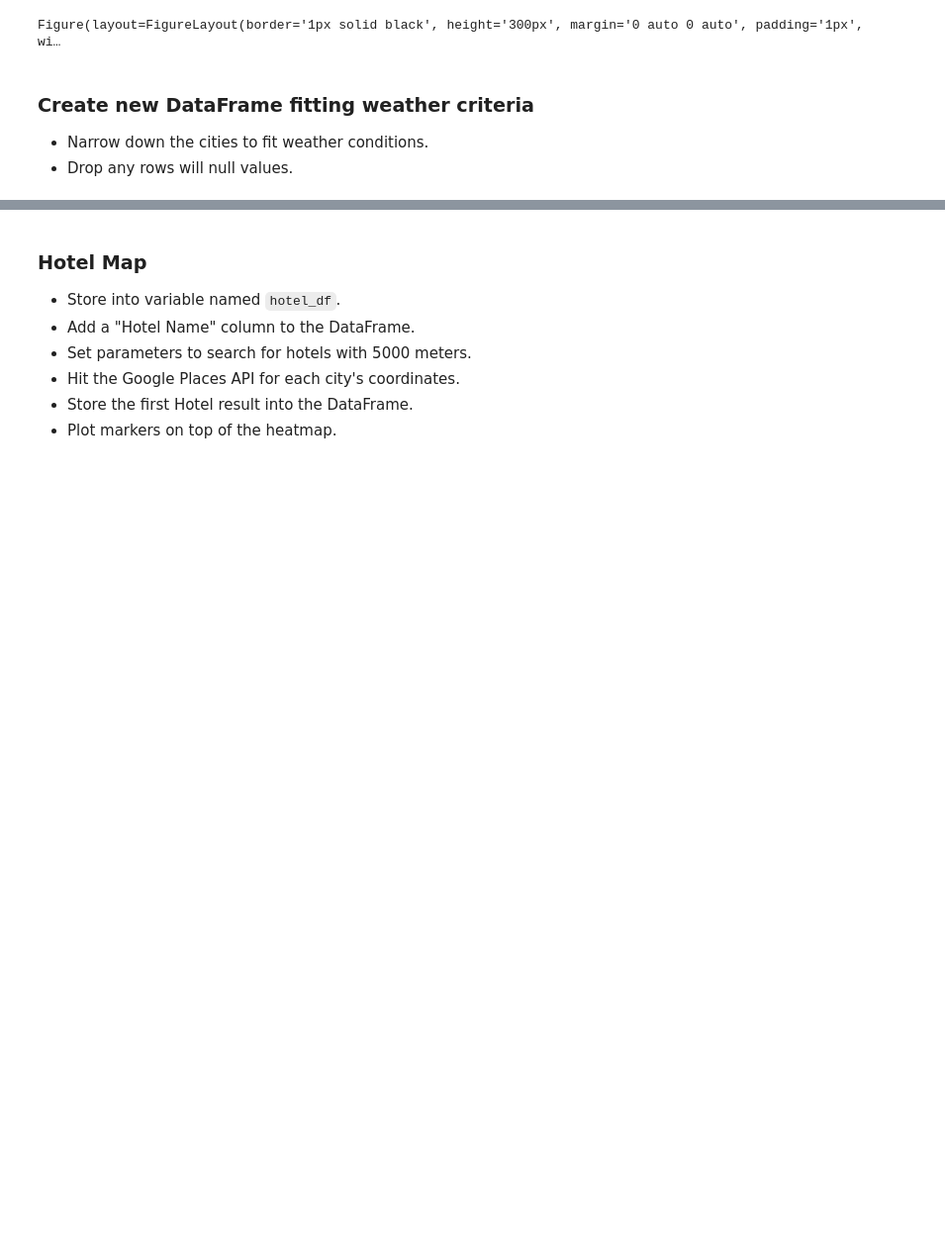
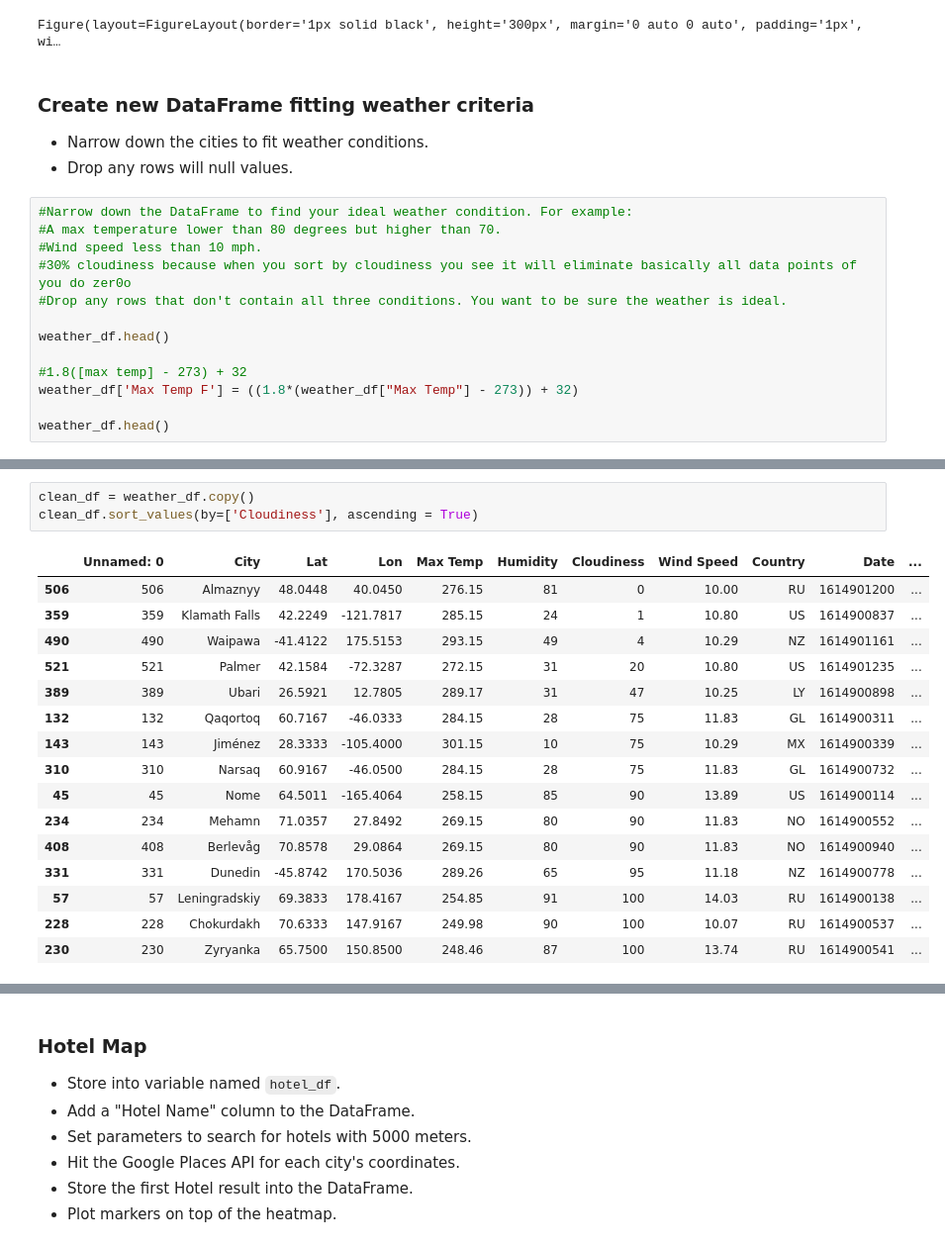
Before and after one commit to wagneree193/python-api-challenge, a Jupyter notebook: VacationPy.ipynb, the cells around one changed output, grey strips where cells are left out. Shown: that part at 99% size. Drawn from its saved outputs; the diff is of its cells as text; blank space fills up the shorter version.

Commit message:
figuring out how to delete rows based on values converted temp to farenheit

```diff
--- a/VacationPy.ipynb
+++ b/VacationPy.ipynb
@@ -112,3 +112,16 @@ Figure(layout=FigureLayout(border='1px solid black', height='300px', margin='0 a
 ### Create new DataFrame fitting weather criteria
 * Narrow down the cities to fit weather conditions.
 * Drop any rows will null values.
+# %%
+#Narrow down the DataFrame to find your ideal weather condition. For example:
+#A max temperature lower than 80 degrees but higher than 70.
+#Wind speed less than 10 mph.
+#30% cloudiness because when you sort by cloudiness you see it will eliminate basically all data points of you do zer0o
+#Drop any rows that don't contain all three conditions. You want to be sure the weather is ideal.
+
+weather_df.head()
+
+#1.8([max temp] - 273) + 32
+weather_df['Max Temp F'] = ((1.8*(weather_df["Max Temp"] - 273)) + 32)
+
+weather_df.head()
@@ -114,0 +135,20 @@ Figure(layout=FigureLayout(border='1px solid black', height='300px', margin='0 a
+# %%
+clean_df = weather_df.copy()
+clean_df.sort_values(by=['Cloudiness'], ascending = True)
+# %% [output]
+|  | Unnamed: 0 | City | Lat | Lon | Max Temp | Humidity | Cloudiness | Wind Speed | Country | Date | ... |
+| 506 | 506 | Almaznyy | 48.0448 | 40.0450 | 276.15 | 81 | 0 | 10.00 | RU | 1614901200 | ... |
+| 359 | 359 | Klamath Falls | 42.2249 | -121.7817 | 285.15 | 24 | 1 | 10.80 | US | 1614900837 | ... |
+| 490 | 490 | Waipawa | -41.4122 | 175.5153 | 293.15 | 49 | 4 | 10.29 | NZ | 1614901161 | ... |
+| 521 | 521 | Palmer | 42.1584 | -72.3287 | 272.15 | 31 | 20 | 10.80 | US | 1614901235 | ... |
+| 389 | 389 | Ubari | 26.5921 | 12.7805 | 289.17 | 31 | 47 | 10.25 | LY | 1614900898 | ... |
+| 132 | 132 | Qaqortoq | 60.7167 | -46.0333 | 284.15 | 28 | 75 | 11.83 | GL | 1614900311 | ... |
+| 143 | 143 | Jiménez | 28.3333 | -105.4000 | 301.15 | 10 | 75 | 10.29 | MX | 1614900339 | ... |
+| 310 | 310 | Narsaq | 60.9167 | -46.0500 | 284.15 | 28 | 75 | 11.83 | GL | 1614900732 | ... |
+| 45 | 45 | Nome | 64.5011 | -165.4064 | 258.15 | 85 | 90 | 13.89 | US | 1614900114 | ... |
+| 234 | 234 | Mehamn | 71.0357 | 27.8492 | 269.15 | 80 | 90 | 11.83 | NO | 1614900552 | ... |
+| 408 | 408 | Berlevåg | 70.8578 | 29.0864 | 269.15 | 80 | 90 | 11.83 | NO | 1614900940 | ... |
+| 331 | 331 | Dunedin | -45.8742 | 170.5036 | 289.26 | 65 | 95 | 11.18 | NZ | 1614900778 | ... |
+| 57 | 57 | Leningradskiy | 69.3833 | 178.4167 | 254.85 | 91 | 100 | 14.03 | RU | 1614900138 | ... |
+| 228 | 228 | Chokurdakh | 70.6333 | 147.9167 | 249.98 | 90 | 100 | 10.07 | RU | 1614900537 | ... |
+| 230 | 230 | Zyryanka | 65.7500 | 150.8500 | 248.46 | 87 | 100 | 13.74 | RU | 1614900541 | ... |
```
Also changed, not shown: parts of 2 cells of this notebook.
